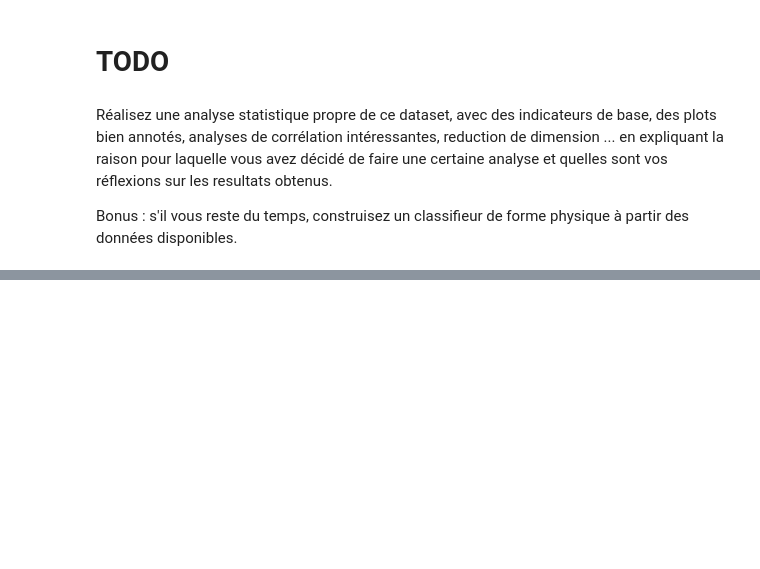
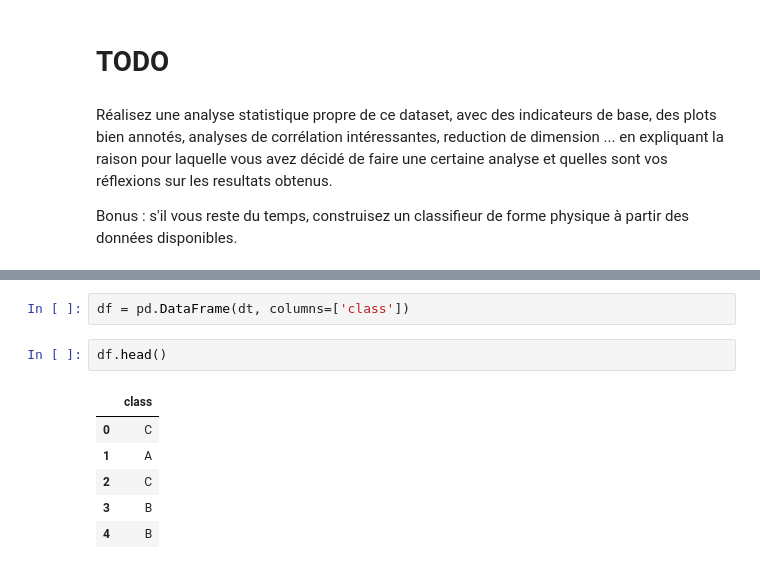
Before and after one commit to vivimouret29/mast2_ai, a Jupyter notebook: mathsDS/stats/TP_stats_avancé.ipynb, the cells around one changed output, grey strips where cells are left out. Drawn from its saved outputs; the diff is of its cells as text; blank space fills up the shorter version.

```diff
--- a/mathsDS/stats/TP_stats_avancé.ipynb
+++ b/mathsDS/stats/TP_stats_avancé.ipynb
@@ -25,0 +88,11 @@ Bonus : s'il vous reste du temps, construisez un classifieur de forme physique
+# %%
+df = pd.DataFrame(dt, columns=['class'])
+# %%
+df.head()
+# %% [output]
+|  | class |
+| 0 | C |
+| 1 | A |
+| 2 | C |
+| 3 | B |
+| 4 | B |
```
Also changed, not shown: parts of 9 cells of this notebook, 2 other files.
